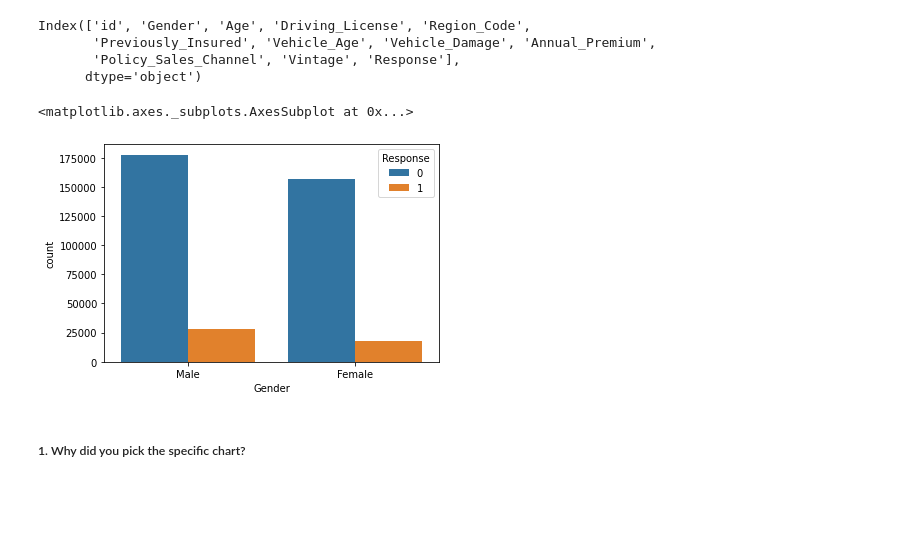
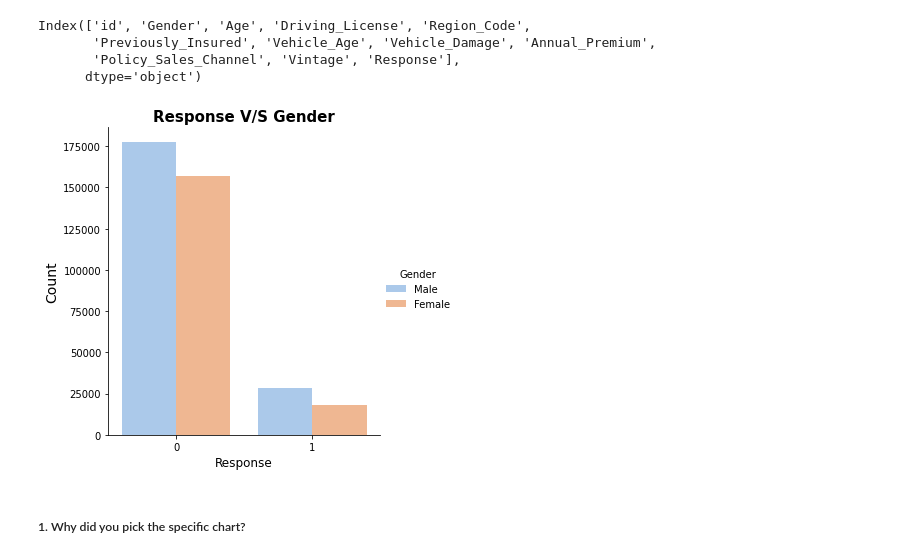
Before and after one commit to Asif-Ansari-bbl/HEALTH-INSURENCE-CROSS-SELL-PREDICTION, a Jupyter notebook: HEALTH_INSURANCE_GROSS_SELL_PREDICTION.ipynb, the cells around one changed output. Drawn from its saved outputs; the diff is of its cells as text; code cells hidden in the pictures; blank space fills up the shorter version.

```diff
--- a/HEALTH_INSURANCE_GROSS_SELL_PREDICTION.ipynb
+++ b/HEALTH_INSURANCE_GROSS_SELL_PREDICTION.ipynb
@@ -384,12 +411,21 @@ Index(['id', 'Gender', 'Age', 'Driving_License', 'Region_Code',
        'Previously_Insured', 'Vehicle_Age', 'Vehicle_Damage', 'Annual_Premium',
        'Policy_Sales_Channel', 'Vintage', 'Response'],
       dtype='object')
-# %%
-# Chart - 1 visualization code
-sns.countplot(dataset['Gender'],hue=dataset['Response'])
-# %% [output]
-<matplotlib.axes._subplots.AxesSubplot at 0x...>
-[figure, removed]
+# %%
+
+def show_gender_response_relation(df):
+    sns.catplot(x="Response", hue="Gender", kind="count",
+                palette="pastel",
+                data=df)
+    plt.xlabel('Response', fontdict={'fontsize':12})
+    plt.ylabel('Count',fontdict={'fontsize': 14})
+    plt.title('Response V/S Gender', fontdict={'fontsize': 15, 'fontweight':'bold'}
+
+    )
+# %%
+show_gender_response_relation(dataset)
+# %% [output]
+[figure, added]
 # %% [markdown]
 ##### 1. Why did you pick the specific chart?
 # %% [markdown]
```
Also changed, not shown: parts of 6 cells of this notebook.
